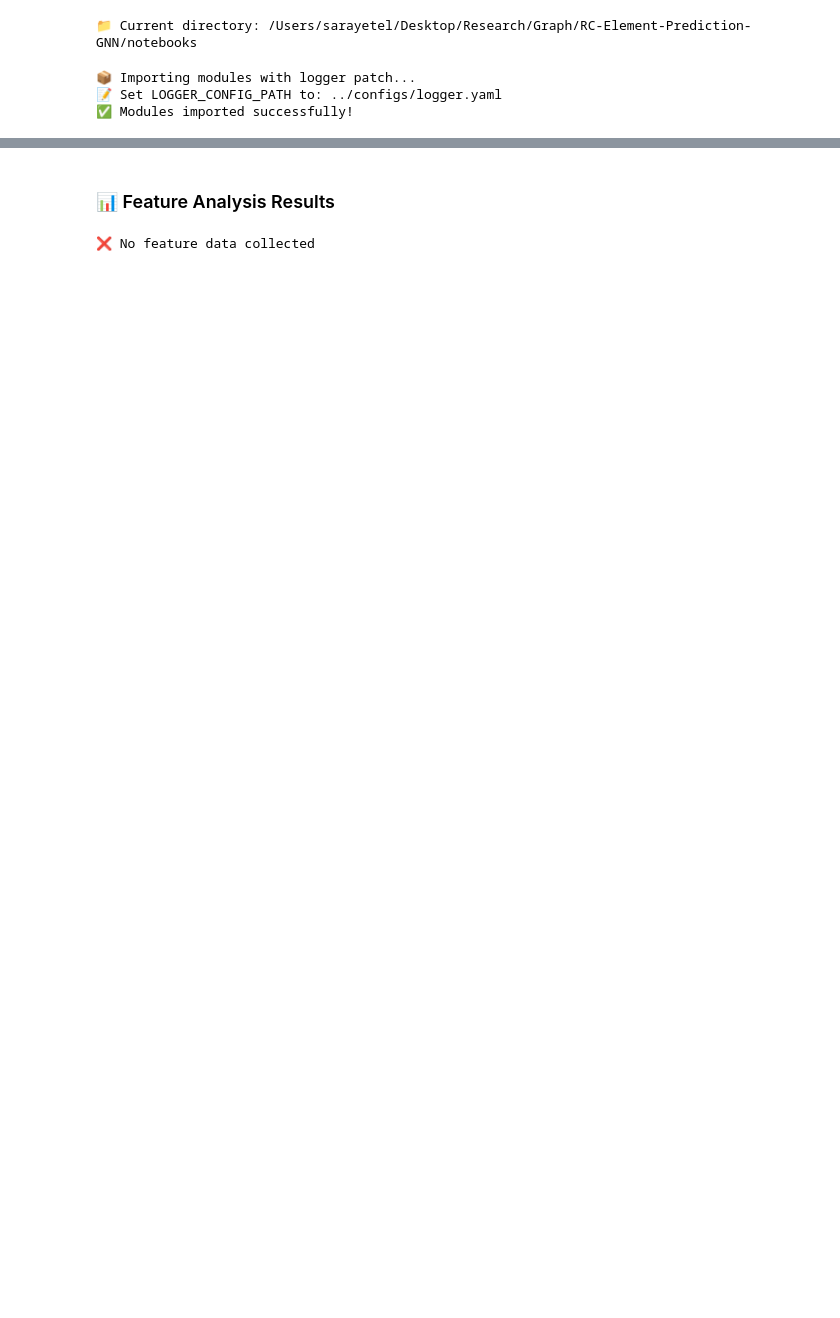
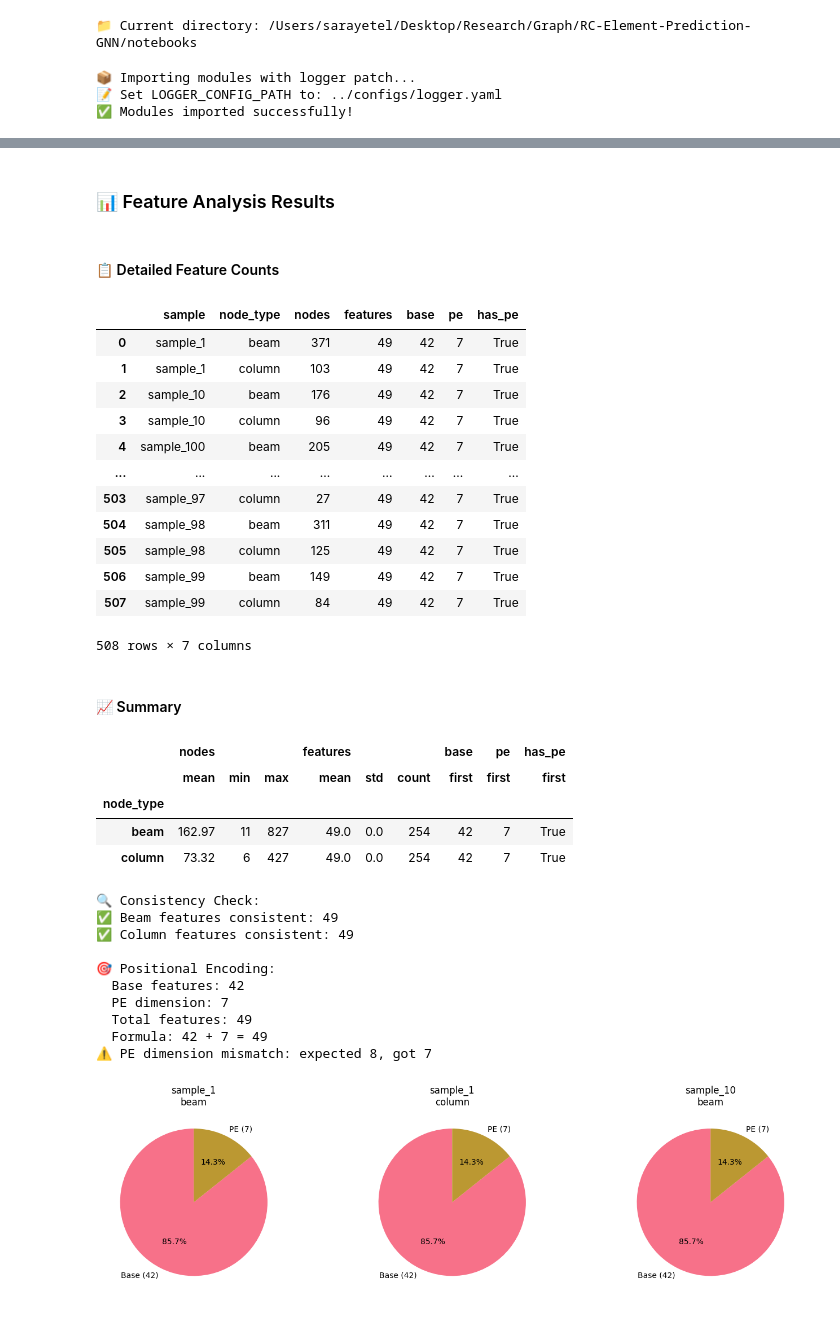
Before and after one commit to Mehrnaz4Hosseini/RC-Element-Prediction-GNN, a Jupyter notebook: notebooks/3_building_graph.ipynb, the cells around one changed output, grey strips where cells are left out. Saved outputs shown, nothing was run; the diff lists cells and outputs as text; code cells hidden in the pictures; blank space fills up the shorter version.

Commit message:
fix: Positional Encoding Issue

```diff
--- a/notebooks/3_building_graph.ipynb
+++ b/notebooks/3_building_graph.ipynb
@@ -224,8 +224,8 @@ for i, sample in enumerate(train_data_list):
 
     try:
         # SAFELY check beam features
-        if hasattr(graph, 'beam') and hasattr(graph.beam, 'x'):
-            beam_x = graph.beam.x
+        if 'beam' in graph.node_types:
+            beam_x = graph['beam'].x
             beam_shape = beam_x.shape
             print(f"  ✅ Beams: {beam_shape[0]} × {beam_shape[1]} features")
 
@@ -244,8 +244,8 @@ for i, sample in enumerate(train_data_list):
             })
 
         # SAFELY check column features
-        if hasattr(graph, 'column') and hasattr(graph.column, 'x'):
-            column_x = graph.column.x
+        if 'column' in graph.node_types:
+            column_x = graph['column'].x
             column_shape = column_x.shape
             print(f"  ✅ Columns: {column_shape[0]} × {column_shape[1]} features")
 
@@ -317,7 +317,7 @@ if feature_counts:
 
     # Display detailed table
     display(Markdown("#### 📋 Detailed Feature Counts"))
-    display(feat_df[['sample', 'node_type', 'nodes', 'features', 'base_features', 'pe_features', 'has_pe']])
+    display(feat_df[['sample', 'node_type', 'nodes', 'features', 'base', 'pe', 'has_pe']])
 
     # Summary statistics
     display(Markdown("#### 📈 Summary"))
@@ -325,8 +325,8 @@ if feature_counts:
     summary = feat_df.groupby('node_type').agg({
         'nodes': ['mean', 'min', 'max'],
         'features': ['mean', 'std', 'count'],
-        'base_features': 'first',
-        'pe_features': 'first',
+        "base": 'first',
+        "pe": 'first',
         'has_pe': 'first'
     }).round(2)
 
@@ -349,9 +349,9 @@ if feature_counts:
 
     # Check if PE was added
     if feat_df['has_pe'].any():
-        pe_dim = feat_df['pe_features'].iloc[0]
+        pe_dim = feat_df['pe'].iloc[0]
         total_features = feat_df['features'].iloc[0]
-        base_features = feat_df['base_features'].iloc[0]
+        base_features = feat_df['base'].iloc[0]
 
         print(f"\n🎯 Positional Encoding:")
         print(f"  Base features: {base_features}")
@@ -361,37 +361,67 @@ if feature_counts:
 
         if pe_dim == config.get('data', {}).get('pe', {}).get('dim', 8):
             print(f"✅ PE dimension matches config: {pe_dim}")
         else:
             print(f"⚠️ PE dimension mismatch: expected {config.get('data', {}).get('pe', {}).get('dim', 8)}, got {pe_dim}")
 
     else:
         print(f"\n⚠️ No Positional Encoding detected")
         print(f"  Expected: 42 base + {config.get('data', {}).get('pe', {}).get('dim', 8)} PE = {42 + config.get('data', {}).get('pe', {}).get('dim', 8)} total")
         print(f"  Actual: {feat_df['features'].iloc[0]} features")
 
     # Visualization
-    fig, axes = plt.subplots(1, 2, figsize=(12, 4))
+    fig, axes = plt.subplots(1, 3, figsize=(14, 4))
 
     # Feature composition
     for i, (sample, node_type) in enumerate(zip(feat_df['sample'], feat_df['node_type'])):
         row = feat_df[(feat_df['sample'] == sample) & (feat_df['node_type'] == node_type)].iloc[0]
 
         if i < 3:  # Show first 3
-            labels = [f"Base ({int(row['base_features'])})"]
-            sizes = [row['base_features']]
+            labels = [f"Base ({int(row['base'])})"]
+            sizes = [row['base']]
 
-            if row['pe_features'] > 0:
-                labels.append(f"PE ({int(row['pe_features'])})")
-                sizes.append(row['pe_features'])
+            if row['pe'] > 0:
+                labels.append(f"PE ({int(row['pe'])})")
+                sizes.append(row['pe'])
 
             axes[i].pie(sizes, labels=labels, autopct='%1.1f%%', startangle=90)
             axes[i].set_title(f"{sample}\n{node_type}")
 
     plt.tight_layout()
     plt.show()
 
 else:
     print("❌ No feature data collected")
 # %% [output]
 ### 📊 Feature Analysis Results
+#### 📋 Detailed Feature Counts
+|  | sample | node_type | nodes | features | base | pe | has_pe |
+| 0 | sample_1 | beam | 371 | 49 | 42 | 7 | True |
+| 1 | sample_1 | column | 103 | 49 | 42 | 7 | True |
+| 2 | sample_10 | beam | 176 | 49 | 42 | 7 | True |
+| 3 | sample_10 | column | 96 | 49 | 42 | 7 | True |
+| 4 | sample_100 | beam | 205 | 49 | 42 | 7 | True |
+| ... | ... | ... | ... | ... | ... | ... | ... |
+| 503 | sample_97 | column | 27 | 49 | 42 | 7 | True |
+| 504 | sample_98 | beam | 311 | 49 | 42 | 7 | True |
+| 505 | sample_98 | column | 125 | 49 | 42 | 7 | True |
+| 506 | sample_99 | beam | 149 | 49 | 42 | 7 | True |
+| 507 | sample_99 | column | 84 | 49 | 42 | 7 | True |
-❌ No feature data collected
+508 rows × 7 columns
+#### 📈 Summary
+|  | nodes |  |  | features |  |  | base | pe | has_pe |
+|  | mean | min | max | mean | std | count | first | first | first |
+| node_type |  |  |  |  |  |  |  |  |  |
+| beam | 162.97 | 11 | 827 | 49.0 | 0.0 | 254 | 42 | 7 | True |
+| column | 73.32 | 6 | 427 | 49.0 | 0.0 | 254 | 42 | 7 | True |
+🔍 Consistency Check:
+✅ Beam features consistent: 49
+✅ Column features consistent: 49
+
+🎯 Positional Encoding:
+  Base features: 42
+  PE dimension: 7
+  Total features: 49
+  Formula: 42 + 7 = 49
+⚠️ PE dimension mismatch: expected 8, got 7
+[figure, added]
```
Also changed, not shown: parts of 9 cells of this notebook, 7 other files.
